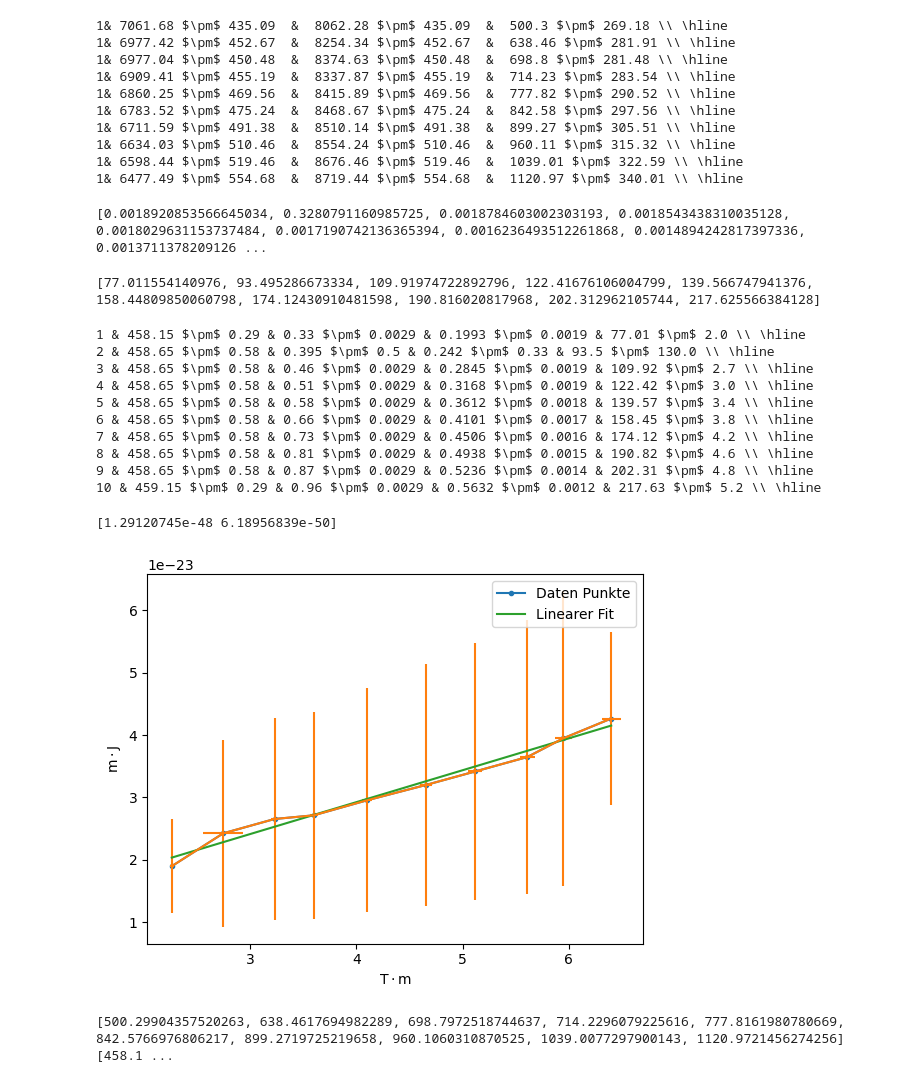
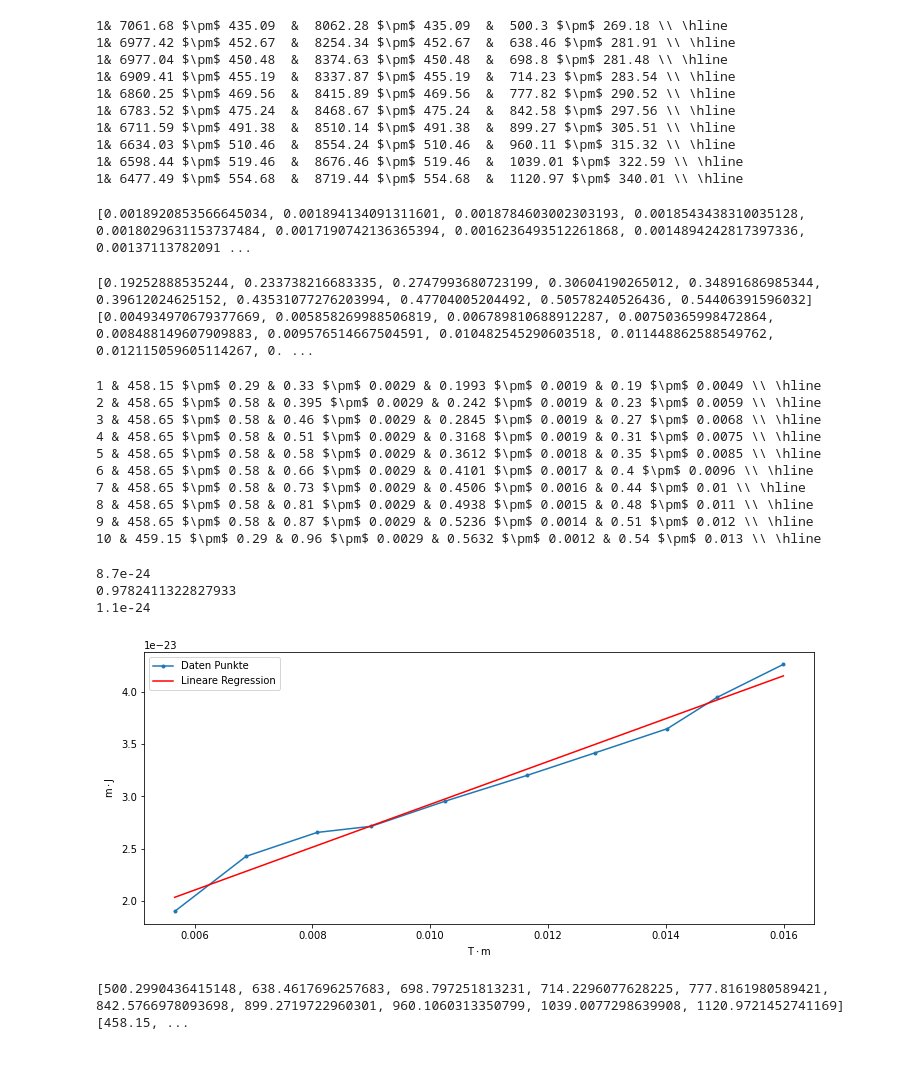
Before and after one commit to CaptainNikon/A2-, a Jupyter notebook: AuswertungNewNew.ipynb, the cells around one changed output. Saved outputs shown, nothing was run; the diff lists cells and outputs as text; code cells hidden in the pictures.

```diff
--- a/AuswertungNewNew.ipynb
+++ b/AuswertungNewNew.ipynb
@@ -55,7 +56,7 @@ def linear(m:float,b:float,x:np.ndarray):
 bc =[]
 
 for  i in range(len(xcalib)):
-    popt,_ = curve_fit(linear,xcalib[i],ycalib[i])
+    popt,_ = soc.curve_fit(linear,xcalib[i],ycalib[i])
 
     #Fit anwenden und umrechnen in mu m
     bc.append((popt[1]*bfields[i][:,0]+popt[0])*10.5)
@@ -85,7 +86,7 @@ def doublegaussian(x: np.ndarray,
 # %%
 def fitdoublegaussian(x:list,y:list,p0:float,d:list,ap:list,uap:list):
     x,y = x,y
-    popt1,pcov1 = curve_fit(doublegaussian,x,y,p0=p0)
+    popt1,pcov1 = soc.curve_fit(doublegaussian,x,y,p0=p0)
 
     #Abstand zum Mittelwert
     mean = np.abs((popt1[1] + popt1[4])/2)
@@ -163,7 +164,7 @@ for i in np.arange(0, len(uTS)):
 I = [0.33,0.395,0.46,0.51,0.58,0.66,0.73,0.81,0.87,0.96]
 
 uA = 0.01/(2*np.sqrt(3)) #Ableseungenauigkeit
-uIS = [0,0.5,0,0,0,0,0,0,0,0] #Schwankung von I
+uIS = [0,0,0,0,0,0,0,0,0,0] #Schwankung von I
 uI = []
 
 #Unsicherheit von A
@@ -179,7 +180,7 @@ for i in np.arange(0,len(I)):
     uB.append(np.sqrt((( 0.55713 + 2 * 0.26883 * I[i]- 3 * 0.24218 * I[i]**2) * uI[i])**2))
 print(uB)
 # %% [output]
-[0.0018920853566645034, 0.3280791160985725, 0.0018784603002303193, 0.0018543438310035128, 0.0018029631153737484, 0.0017190742136365394, 0.0016236493512261868, 0.0014894242817397336, 0.0013711378209126 ...
+[0.0018920853566645034, 0.001894134091311601, 0.0018784603002303193, 0.0018543438310035128, 0.0018029631153737484, 0.0017190742136365394, 0.0016236493512261868, 0.0014894242817397336, 0.00137113782091 ...
 # %%
 #Gradient des B-Feldes
 dB = []
@@ -189,61 +190,73 @@ for i in np.arange(0,len(B)):
     dB.append((B[i] * eps)/(a))
     udB.append(np.sqrt( ((eps)/(a)*uB[i])**2 + ((B[i]/a) * ueps)**2))
 print(dB)
+print(udB)
 # %% [output]
-[77.011554140976, 93.495286673334, 109.91974722892796, 122.41676106004799, 139.566747941376, 158.44809850060798, 174.12430910481598, 190.816020817968, 202.312962105744, 217.625566384128]
+[0.19252888535244, 0.233738216683335, 0.2747993680723199, 0.30604190265012, 0.34891686985344, 0.39612024625152, 0.43531077276203994, 0.47704005204492, 0.50578240526436, 0.54406391596032]
+[0.004934970679377669, 0.005858269988506819, 0.006789810688912287, 0.00750365998472864, 0.008488149607909883, 0.009576514667504591, 0.010482545290603518, 0.011448862588549762, 0.012115059605114267, 0. ...
 # %%
 #Gegebe Werte aus
 for i in range(len(B)):
         print(i+1,'&', np.round(T[i],2), "$\pm$", round(uT[i], sigfigs = 2), "&", np.round(I[i],4), "$\pm$", round(uI[i],sigfigs =2), "&", np.round(B[i],4), "$\pm$",round(uB[i],sigfigs = 2), "&",
           np.round(dB[i],2), "$\pm$",round(udB[i],sigfigs = 2), "\\\\", "\hline")
 # %% [output]
-1 & 458.15 $\pm$ 0.29 & 0.33 $\pm$ 0.0029 & 0.1993 $\pm$ 0.0019 & 77.01 $\pm$ 2.0 \\ \hline
-2 & 458.65 $\pm$ 0.58 & 0.395 $\pm$ 0.5 & 0.242 $\pm$ 0.33 & 93.5 $\pm$ 130.0 \\ \hline
-3 & 458.65 $\pm$ 0.58 & 0.46 $\pm$ 0.0029 & 0.2845 $\pm$ 0.0019 & 109.92 $\pm$ 2.7 \\ \hline
-4 & 458.65 $\pm$ 0.58 & 0.51 $\pm$ 0.0029 & 0.3168 $\pm$ 0.0019 & 122.42 $\pm$ 3.0 \\ \hline
-5 & 458.65 $\pm$ 0.58 & 0.58 $\pm$ 0.0029 & 0.3612 $\pm$ 0.0018 & 139.57 $\pm$ 3.4 \\ \hline
-6 & 458.65 $\pm$ 0.58 & 0.66 $\pm$ 0.0029 & 0.4101 $\pm$ 0.0017 & 158.45 $\pm$ 3.8 \\ \hline
-7 & 458.65 $\pm$ 0.58 & 0.73 $\pm$ 0.0029 & 0.4506 $\pm$ 0.0016 & 174.12 $\pm$ 4.2 \\ \hline
-8 & 458.65 $\pm$ 0.58 & 0.81 $\pm$ 0.0029 & 0.4938 $\pm$ 0.0015 & 190.82 $\pm$ 4.6 \\ \hline
-9 & 458.65 $\pm$ 0.58 & 0.87 $\pm$ 0.0029 & 0.5236 $\pm$ 0.0014 & 202.31 $\pm$ 4.8 \\ \hline
-10 & 459.15 $\pm$ 0.29 & 0.96 $\pm$ 0.0029 & 0.5632 $\pm$ 0.0012 & 217.63 $\pm$ 5.2 \\ \hline
+1 & 458.15 $\pm$ 0.29 & 0.33 $\pm$ 0.0029 & 0.1993 $\pm$ 0.0019 & 0.19 $\pm$ 0.0049 \\ \hline
+2 & 458.65 $\pm$ 0.58 & 0.395 $\pm$ 0.0029 & 0.242 $\pm$ 0.0019 & 0.23 $\pm$ 0.0059 \\ \hline
+3 & 458.65 $\pm$ 0.58 & 0.46 $\pm$ 0.0029 & 0.2845 $\pm$ 0.0019 & 0.27 $\pm$ 0.0068 \\ \hline
+4 & 458.65 $\pm$ 0.58 & 0.51 $\pm$ 0.0029 & 0.3168 $\pm$ 0.0019 & 0.31 $\pm$ 0.0075 \\ \hline
+5 & 458.65 $\pm$ 0.58 & 0.58 $\pm$ 0.0029 & 0.3612 $\pm$ 0.0018 & 0.35 $\pm$ 0.0085 \\ \hline
+6 & 458.65 $\pm$ 0.58 & 0.66 $\pm$ 0.0029 & 0.4101 $\pm$ 0.0017 & 0.4 $\pm$ 0.0096 \\ \hline
+7 & 458.65 $\pm$ 0.58 & 0.73 $\pm$ 0.0029 & 0.4506 $\pm$ 0.0016 & 0.44 $\pm$ 0.01 \\ \hline
+8 & 458.65 $\pm$ 0.58 & 0.81 $\pm$ 0.0029 & 0.4938 $\pm$ 0.0015 & 0.48 $\pm$ 0.011 \\ \hline
+9 & 458.65 $\pm$ 0.58 & 0.87 $\pm$ 0.0029 & 0.5236 $\pm$ 0.0014 & 0.51 $\pm$ 0.012 \\ \hline
+10 & 459.15 $\pm$ 0.29 & 0.96 $\pm$ 0.0029 & 0.5632 $\pm$ 0.0012 & 0.54 $\pm$ 0.013 \\ \hline
 # %%
-from scipy import constants as const
-#all list & const.
-L = 0.07 # in m
-l = 0.455 #in m
-a = 0.0025 # in m
-
-eps = 0.966   #epsilon Wert
-ueps = 0.023  #epsilon Unsicherheit
-
+#Plotte magn Mom und erstelle lineare Regression
+from sklearn.linear_model import LinearRegression
 x = []
 y = []
 ux = []
 uy = []
 
+plt.figure(figsize=(12,5))
 #cal. das magn. Moment
-
 for i in range(len(d)):
     y.append(d[i] * 10**(-6) * 6 * const.k * T[i])
     x.append(dB[i] * l * L * (1-L/(2*l)))
     uy.append(np.sqrt(( 6 * const.Boltzmann * T[i] *uue[i]/2 * 10**(-6))**2+(d[i] * 10**(-6) * 6 * const.Boltzmann * T[i] * uT[i] )**2))
-    ux.append(np.sqrt((dB[i]**2 * 10**(-6) * udB[i] *l  * L * (1-L/(2*l)* 10**(-12)) **2)))
+    ux.append(np.sqrt(  udB[i] *l  * L * (1-L/(2*l))))
 plt.plot(x,y,".-", label = "Daten Punkte")
-cap,cap1 = curve_fit(linear,np.array(x),np.array(y))
-plt.errorbar(x,y,uy,ux)
-plt.plot(x,linear(np.array(x),*cap), label= "Linearer Fit")
+
+popt, pcov = soc.curve_fit(linear,np.array(x),np.array(y), sigma = np.sqrt((np.array(ux)**2 + np.array(uy)**2)) )
+
+
+print(round(popt[0], sigfigs = 2))
+cov1 = round(np.sqrt(np.diag(pcov))[0],sigfigs = 2)
+
+#Berechne R^2 und Chi^2
+model = LinearRegression()
+    # Passen Sie das Modell an die Daten an
+model.fit(np.array(x).reshape(-1, 1), y, sample_weight=1/(np.array(ux)**2 + np.array(uy)**2))
+
+# Berechnen Sie das R-Quadrat
+r_squared = model.score(np.array(x).reshape(-1, 1), y, sample_weight=1/(np.array(ux)**2 + np.array(uy)**2))
+
+print(r_squared)
+
+plt.plot(np.array(x), linear(np.array(x), *popt), 'r-', label = "Lineare Regression")
 plt.xlabel(r"$\mathrm{T\cdot m}$")
 plt.ylabel(r"$\mathrm{m\cdot J}$")
 plt.legend(loc = 0)
 plt.savefig("linearfit.pdf")
-print(np.diag(cap1))
+print(cov1)
 # %% [output]
-[1.29120745e-48 6.18956839e-50]
+8.7e-24
+0.9782411322827933
+1.1e-24
-[figure, old version]
+[figure, new version]
 # %%
 print(d,T)
 # %% [output]
-[500.29904357520263, 638.4617694982289, 698.7972518744637, 714.2296079225616, 777.8161980780669, 842.5766976806217, 899.2719725219658, 960.1060310870525, 1039.0077297900143, 1120.9721456274256] [458.1 ...
+[500.2990436415148, 638.4617696257683, 698.797251813231, 714.2296077628225, 777.8161980589421, 842.5766978093698, 899.2719722960301, 960.1060313350799, 1039.0077298639908, 1120.9721452741169] [458.15, ...
 # %%
 #andere mgl der Messunsicheheit:
```
Also changed, not shown: parts of 2 cells of this notebook, 3 other files.
